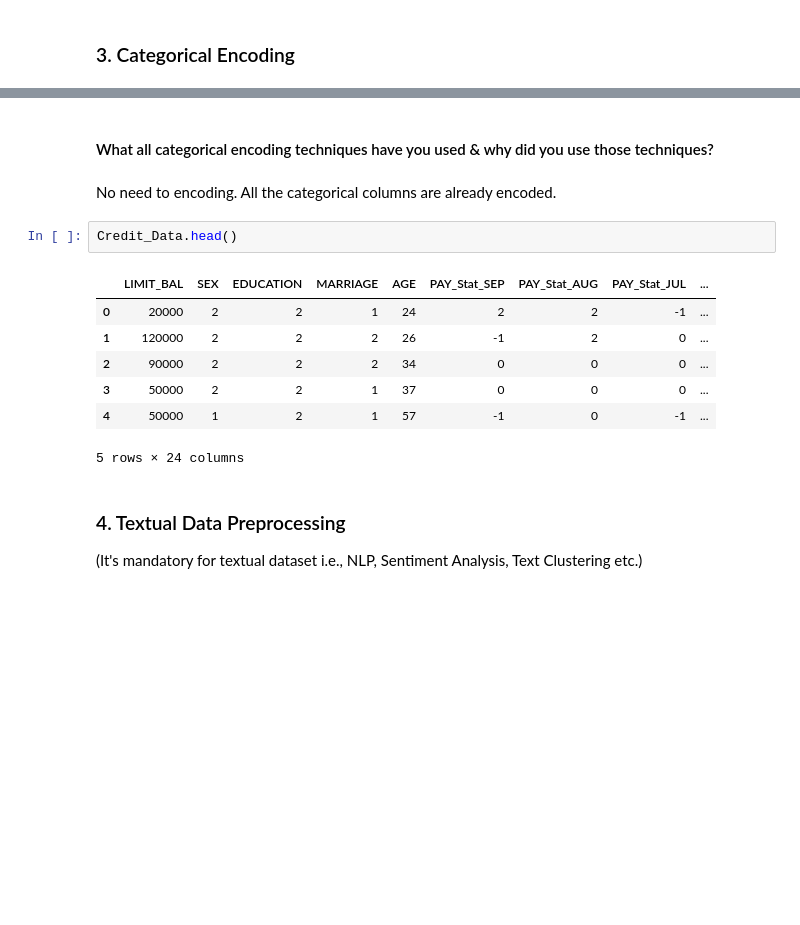
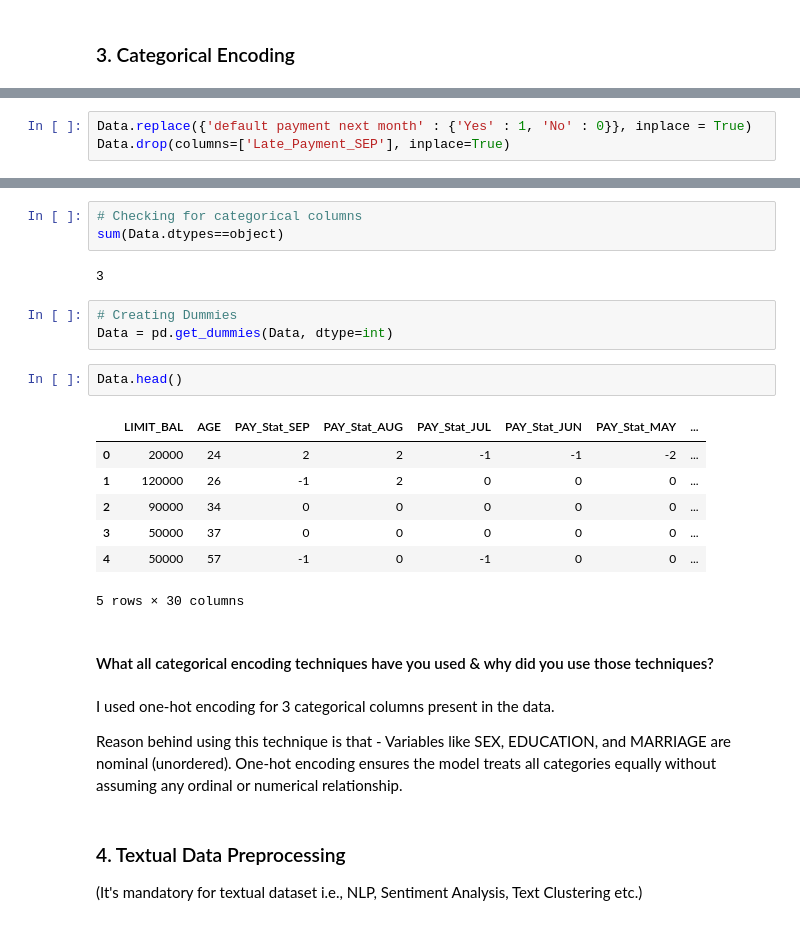
Before and after one commit to akshat0522/Credit-Card-Default-Prediction-Project, a Jupyter notebook: Credit_Card_Default_Prediction.ipynb, the cells around one changed output, grey strips where cells are left out. Drawn from its saved outputs; the diff is of its cells as text; blank space fills up the shorter version.

```diff
--- a/Credit_Card_Default_Prediction.ipynb
+++ b/Credit_Card_Default_Prediction.ipynb
@@ -1016,0 +883,3 @@ dtype: int64
+# %%
+Data.replace({'default payment next month' : {'Yes' : 1, 'No' : 0}}, inplace = True)
+Data.drop(columns=['Late_Payment_SEP'], inplace=True)
@@ -1017,17 +906,27 @@ dtype: int64
+# %%
+# Checking for categorical columns
+sum(Data.dtypes==object)
+# %% [output]
+3
+# %%
+# Creating Dummies
+Data = pd.get_dummies(Data, dtype=int)
+# %%
+Data.head()
+# %% [output]
+|  | LIMIT_BAL | AGE | PAY_Stat_SEP | PAY_Stat_AUG | PAY_Stat_JUL | PAY_Stat_JUN | PAY_Stat_MAY | ... |
+| 0 | 20000 | 24 | 2 | 2 | -1 | -1 | -2 | ... |
+| 1 | 120000 | 26 | -1 | 2 | 0 | 0 | 0 | ... |
+| 2 | 90000 | 34 | 0 | 0 | 0 | 0 | 0 | ... |
+| 3 | 50000 | 37 | 0 | 0 | 0 | 0 | 0 | ... |
+| 4 | 50000 | 57 | -1 | 0 | -1 | 0 | 0 | ... |
+5 rows × 30 columns
 # %% [markdown]
 #### What all categorical encoding techniques have you used & why did you use those techniques?
-# %% [markdown]
-No need to encoding. All the categorical columns are already encoded.
-# %%
-Credit_Data.head()
-# %% [output]
-|  | LIMIT_BAL | SEX | EDUCATION | MARRIAGE | AGE | PAY_Stat_SEP | PAY_Stat_AUG | PAY_Stat_JUL | ... |
-| 0 | 20000 | 2 | 2 | 1 | 24 | 2 | 2 | -1 | ... |
-| 1 | 120000 | 2 | 2 | 2 | 26 | -1 | 2 | 0 | ... |
-| 2 | 90000 | 2 | 2 | 2 | 34 | 0 | 0 | 0 | ... |
-| 3 | 50000 | 2 | 2 | 1 | 37 | 0 | 0 | 0 | ... |
-| 4 | 50000 | 1 | 2 | 1 | 57 | -1 | 0 | -1 | ... |
-5 rows × 24 columns
+# %% [markdown]
+I used one-hot encoding for 3 categorical columns present in the data.
+
+Reason behind using this technique is that - Variables like SEX, EDUCATION, and MARRIAGE are nominal (unordered). One-hot encoding ensures the model treats all categories equally without assuming any ordinal or numerical relationship.
 # %% [markdown]
 ### 4. Textual Data Preprocessing
 (It's mandatory for textual dataset i.e., NLP, Sentiment Analysis, Text Clustering etc.)
```
Also changed, not shown: parts of 21 cells of this notebook.
